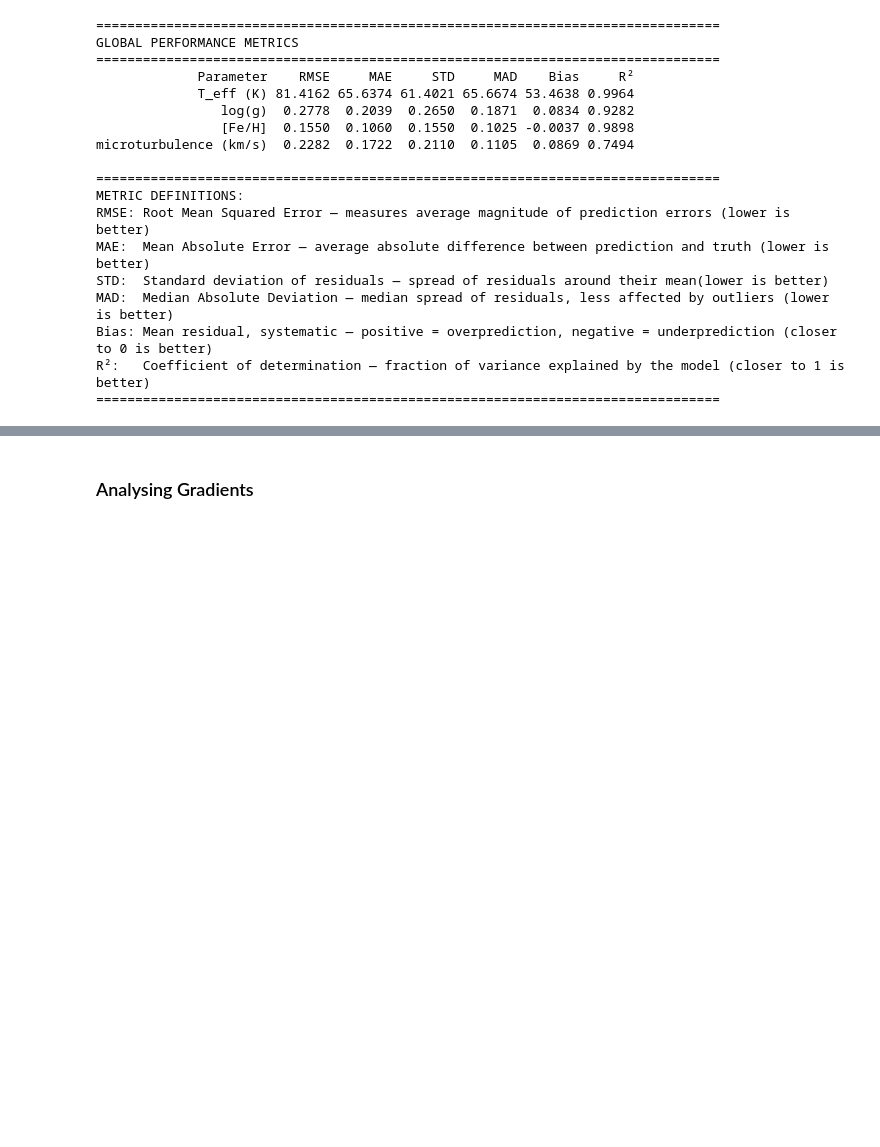
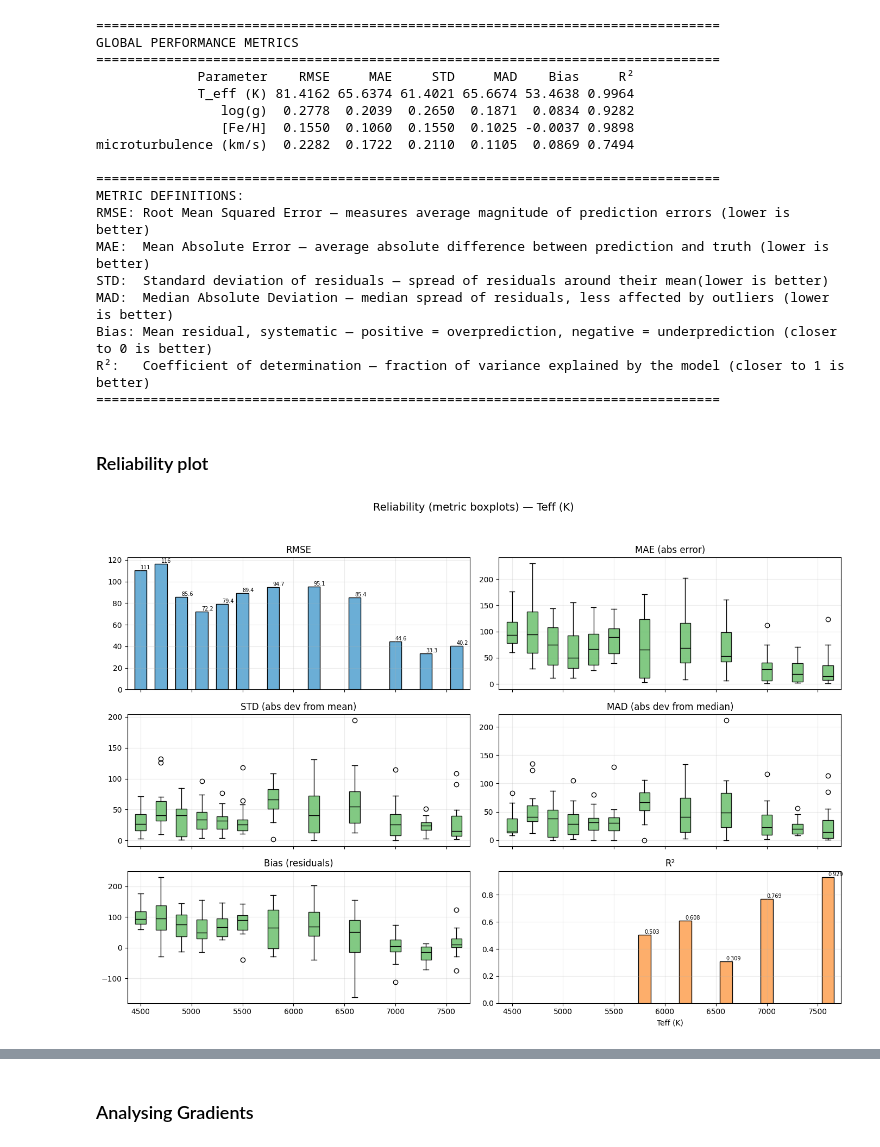
Before and after one commit to mkim0029/WEAVE_Pristine, a Jupyter notebook: results/evaluate_cnn_test_set.ipynb, the cells around one changed output, grey strips where cells are left out. Drawn from its saved outputs; the diff is of its cells as text; code cells hidden in the pictures; blank space fills up the shorter version.

Commit message:
made reliability plots

```diff
--- a/results/evaluate_cnn_test_set.ipynb
+++ b/results/evaluate_cnn_test_set.ipynb
@@ -747,3 +763,5 @@ MAD:  Median Absolute Deviation — median spread of residuals, less affected by
 Bias: Mean residual, systematic — positive = overprediction, negative = underprediction (closer to 0 is better)
 R²:   Coefficient of determination — fraction of variance explained by the model (closer to 1 is better)
 ================================================================================
+# %% [markdown]
+### Reliability plot
@@ -749,0 +948,9 @@ R²:   Coefficient of determination — fraction of variance explained by the mo
+# %%
+plot_reliability_metrics_boxplots(preds, truths,
+                                           param_index=0,
+                                           param_name='Teff (K)',
+                                           n_bins=12,
+                                           bin_method='quantile',
+                                           min_count=5)
+# %% [output]
+[figure, added]
```
Also changed, not shown: parts of 6 cells of this notebook, 1 other file.
